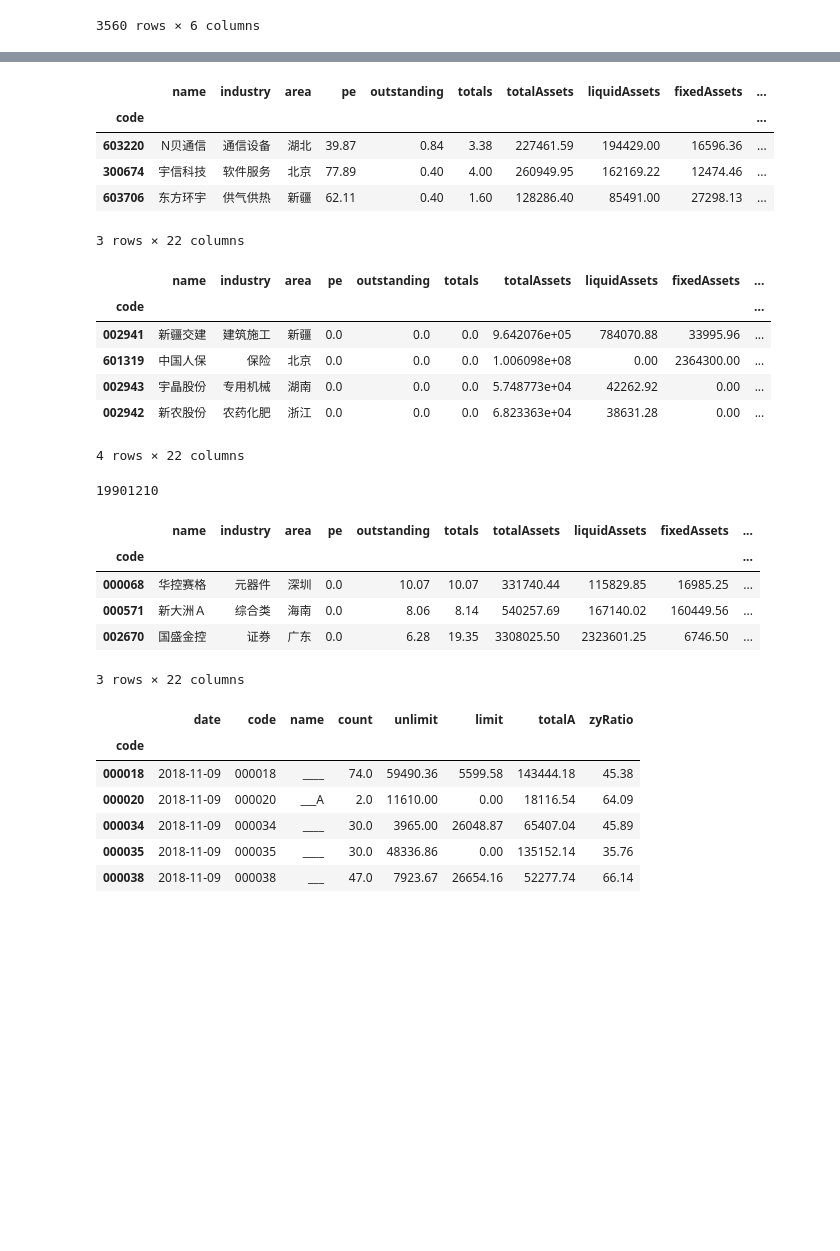
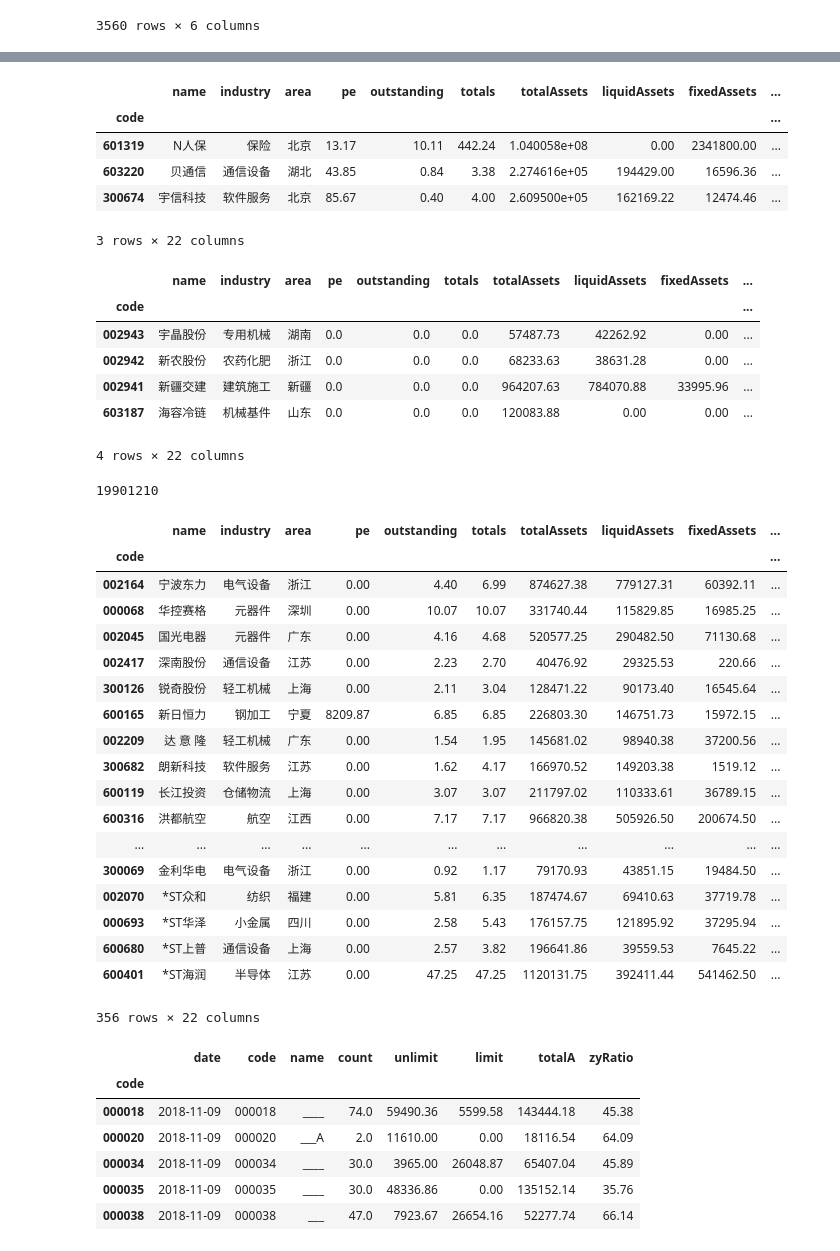
Before and after one commit to TickleYung/bullStock, a Jupyter notebook: tushare/tushareForPython2.ipynb, the cells around one changed output, grey strips where cells are left out. Saved outputs shown, nothing was run; the diff lists cells and outputs as text; code cells hidden in the pictures; blank space fills up the shorter version.

```diff
--- a/tushare/tushareForPython2.ipynb
+++ b/tushare/tushareForPython2.ipynb
@@ -7,7 +7,7 @@ import pandas as pd
 import numpy as np
 import pickle
 # %%
-ts.set_token("e49181dda89442ffed7d4ce0dfed0292f0d30c35591b60bc23b4bd84")
+# ts.set_token("e49181dda89442ffed7d4ce0dfed0292f0d30c35591b60bc23b4bd84") # 设置token
 # %%
 try:
     from urllib.request import urlopen, Request
@@ -116,9 +174,9 @@ df[df.timeToMarket>20180401].head(3) # 58支个股上市不足半年
 # %% [output]
 |  | name | industry | area | pe | outstanding | totals | totalAssets | liquidAssets | fixedAssets | ... |
 | code |  |  |  |  |  |  |  |  |  | ... |
-| 603220 | N贝通信 | 通信设备 | 湖北 | 39.87 | 0.84 | 3.38 | 227461.59 | 194429.00 | 16596.36 | ... |
-| 300674 | 宇信科技 | 软件服务 | 北京 | 77.89 | 0.40 | 4.00 | 260949.95 | 162169.22 | 12474.46 | ... |
-| 603706 | 东方环宇 | 供气供热 | 新疆 | 62.11 | 0.40 | 1.60 | 128286.40 | 85491.00 | 27298.13 | ... |
+| 601319 | N人保 | 保险 | 北京 | 13.17 | 10.11 | 442.24 | 1.040058e+08 | 0.00 | 2341800.00 | ... |
+| 603220 | 贝通信 | 通信设备 | 湖北 | 43.85 | 0.84 | 3.38 | 2.274616e+05 | 194429.00 | 16596.36 | ... |
+| 300674 | 宇信科技 | 软件服务 | 北京 | 85.67 | 0.40 | 4.00 | 2.609500e+05 | 162169.22 | 12474.46 | ... |
 3 rows × 22 columns
 # %%
 df = df[df.timeToMarket<=20180401]
@@ -127,10 +185,10 @@ df[df.timeToMarket==0]
 # %% [output]
 |  | name | industry | area | pe | outstanding | totals | totalAssets | liquidAssets | fixedAssets | ... |
 | code |  |  |  |  |  |  |  |  |  | ... |
-| 002941 | 新疆交建 | 建筑施工 | 新疆 | 0.0 | 0.0 | 0.0 | 9.642076e+05 | 784070.88 | 33995.96 | ... |
-| 601319 | 中国人保 | 保险 | 北京 | 0.0 | 0.0 | 0.0 | 1.006098e+08 | 0.00 | 2364300.00 | ... |
-| 002943 | 宇晶股份 | 专用机械 | 湖南 | 0.0 | 0.0 | 0.0 | 5.748773e+04 | 42262.92 | 0.00 | ... |
-| 002942 | 新农股份 | 农药化肥 | 浙江 | 0.0 | 0.0 | 0.0 | 6.823363e+04 | 38631.28 | 0.00 | ... |
+| 002943 | 宇晶股份 | 专用机械 | 湖南 | 0.0 | 0.0 | 0.0 | 57487.73 | 42262.92 | 0.00 | ... |
+| 002942 | 新农股份 | 农药化肥 | 浙江 | 0.0 | 0.0 | 0.0 | 68233.63 | 38631.28 | 0.00 | ... |
+| 002941 | 新疆交建 | 建筑施工 | 新疆 | 0.0 | 0.0 | 0.0 | 964207.63 | 784070.88 | 33995.96 | ... |
+| 603187 | 海容冷链 | 机械基件 | 山东 | 0.0 | 0.0 | 0.0 | 120083.88 | 0.00 | 0.00 | ... |
 4 rows × 22 columns
 # %%
 df = df[df.timeToMarket!=0] # 过滤即将上市的
@@ -139,14 +197,27 @@ min(df.timeToMarket) # check
 # %% [output]
 19901210
 # %%
-df[df.esp<=0].head(3)
+df[df.esp<=0]
 # %% [output]
 |  | name | industry | area | pe | outstanding | totals | totalAssets | liquidAssets | fixedAssets | ... |
 | code |  |  |  |  |  |  |  |  |  | ... |
-| 000068 | 华控赛格 | 元器件 | 深圳 | 0.0 | 10.07 | 10.07 | 331740.44 | 115829.85 | 16985.25 | ... |
-| 000571 | 新大洲Ａ | 综合类 | 海南 | 0.0 | 8.06 | 8.14 | 540257.69 | 167140.02 | 160449.56 | ... |
-| 002670 | 国盛金控 | 证券 | 广东 | 0.0 | 6.28 | 19.35 | 3308025.50 | 2323601.25 | 6746.50 | ... |
+| 002164 | 宁波东力 | 电气设备 | 浙江 | 0.00 | 4.40 | 6.99 | 874627.38 | 779127.31 | 60392.11 | ... |
+| 000068 | 华控赛格 | 元器件 | 深圳 | 0.00 | 10.07 | 10.07 | 331740.44 | 115829.85 | 16985.25 | ... |
+| 002045 | 国光电器 | 元器件 | 广东 | 0.00 | 4.16 | 4.68 | 520577.25 | 290482.50 | 71130.68 | ... |
+| 002417 | 深南股份 | 通信设备 | 江苏 | 0.00 | 2.23 | 2.70 | 40476.92 | 29325.53 | 220.66 | ... |
+| 300126 | 锐奇股份 | 轻工机械 | 上海 | 0.00 | 2.11 | 3.04 | 128471.22 | 90173.40 | 16545.64 | ... |
+| 600165 | 新日恒力 | 钢加工 | 宁夏 | 8209.87 | 6.85 | 6.85 | 226803.30 | 146751.73 | 15972.15 | ... |
+| 002209 | 达 意 隆 | 轻工机械 | 广东 | 0.00 | 1.54 | 1.95 | 145681.02 | 98940.38 | 37200.56 | ... |
+| 300682 | 朗新科技 | 软件服务 | 江苏 | 0.00 | 1.62 | 4.17 | 166970.52 | 149203.38 | 1519.12 | ... |
+| 600119 | 长江投资 | 仓储物流 | 上海 | 0.00 | 3.07 | 3.07 | 211797.02 | 110333.61 | 36789.15 | ... |
+| 600316 | 洪都航空 | 航空 | 江西 | 0.00 | 7.17 | 7.17 | 966820.38 | 505926.50 | 200674.50 | ... |
+| ... | ... | ... | ... | ... | ... | ... | ... | ... | ... | ... |
+| 300069 | 金利华电 | 电气设备 | 浙江 | 0.00 | 0.92 | 1.17 | 79170.93 | 43851.15 | 19484.50 | ... |
+| 002070 | *ST众和 | 纺织 | 福建 | 0.00 | 5.81 | 6.35 | 187474.67 | 69410.63 | 37719.78 | ... |
+| 000693 | *ST华泽 | 小金属 | 四川 | 0.00 | 2.58 | 5.43 | 176157.75 | 121895.92 | 37295.94 | ... |
+| 600680 | *ST上普 | 通信设备 | 上海 | 0.00 | 2.57 | 3.82 | 196641.86 | 39559.53 | 7645.22 | ... |
+| 600401 | *ST海润 | 半导体 | 江苏 | 0.00 | 47.25 | 47.25 | 1120131.75 | 392411.44 | 541462.50 | ... |
-3 rows × 22 columns
+356 rows × 22 columns
 # %%
 df = df[df.esp>0]
 # %%
```
Also changed, not shown: parts of 53 cells of this notebook.
